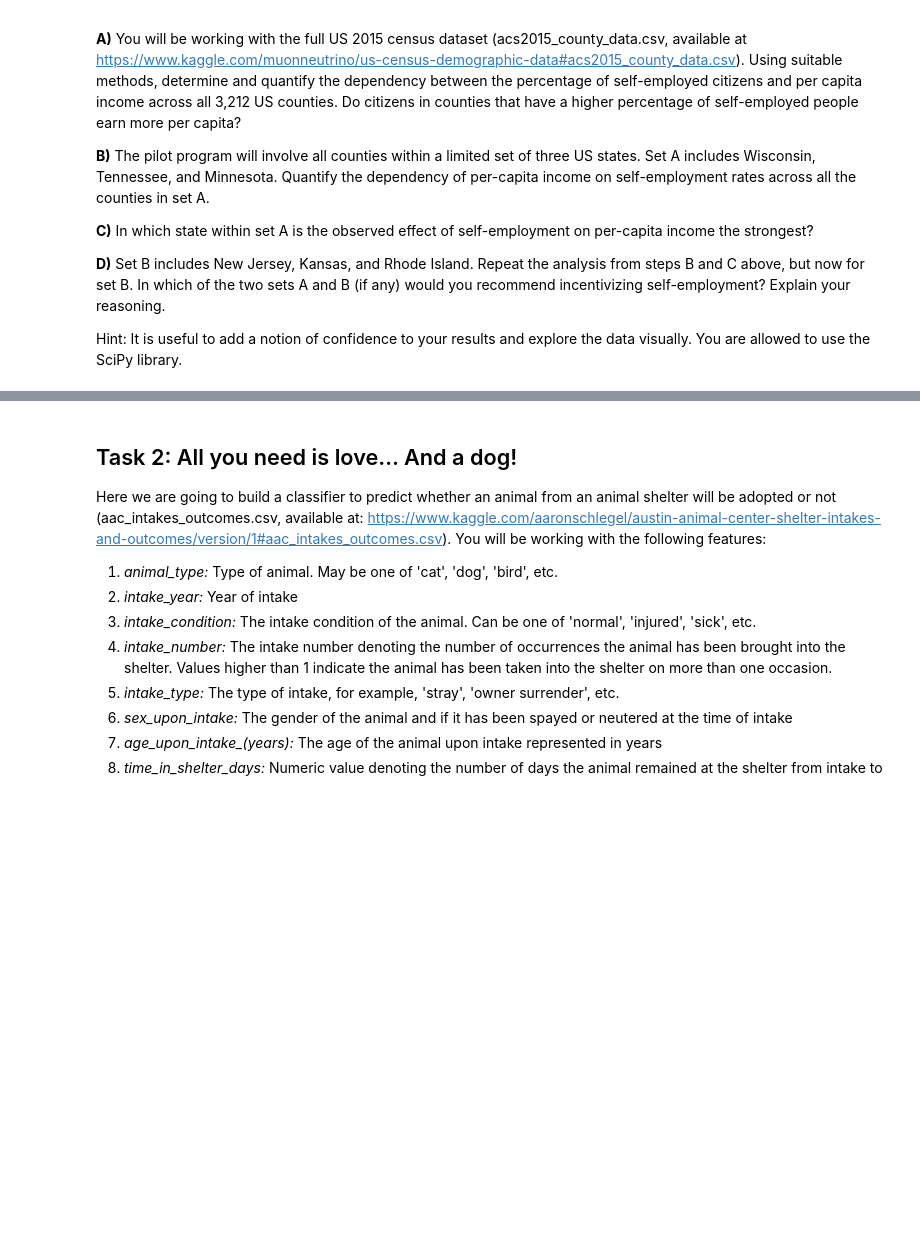
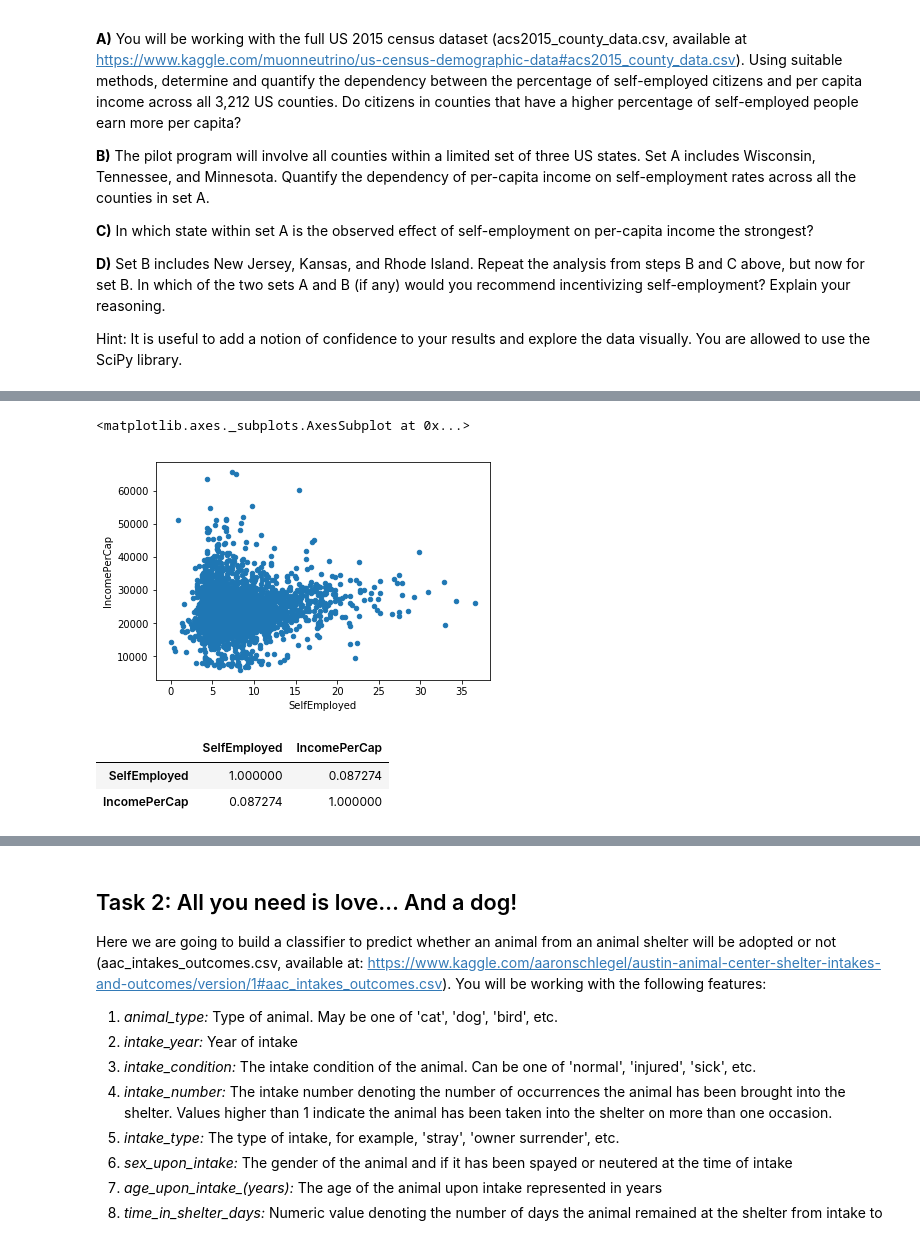
Before and after one commit to vbruttin/ada_homeworks, a Jupyter notebook: Homework4.ipynb, the cells around one changed output, grey strips where cells are left out. Drawn from its saved outputs; the diff is of its cells as text; code cells hidden in the pictures; blank space fills up the shorter version.

```diff
--- a/Homework4.ipynb
+++ b/Homework4.ipynb
@@ -43,3 +43,5 @@ Since it is unethical and impossible in this setting to run a controlled experim
 **D)** Set B includes New Jersey, Kansas, and Rhode Island. Repeat the analysis from steps B and C above, but now for set B. In which of the two sets A and B (if any) would you recommend incentivizing self-employment? Explain your reasoning.
 
 Hint: It is useful to add a notion of confidence to your results and explore the data visually. You are allowed to use the SciPy library.
+# %%
+us_2015 = pd.read_csv(data_folder + 'acs2015_county_data.csv')
@@ -45,0 +58,11 @@ Hint: It is useful to add a notion of confidence to your results and explore the
+# %%
+us_2015.plot.scatter(x = 'SelfEmployed', y = 'IncomePerCap')
+# %% [output]
+<matplotlib.axes._subplots.AxesSubplot at 0x...>
+[figure, added]
+# %%
+us_2015[['SelfEmployed', 'IncomePerCap']].corr(method ='pearson')
+# %% [output]
+|  | SelfEmployed | IncomePerCap |
+| SelfEmployed | 1.000000 | 0.087274 |
+| IncomePerCap | 0.087274 | 1.000000 |
```
Also changed, not shown: parts of 15 cells of this notebook.
